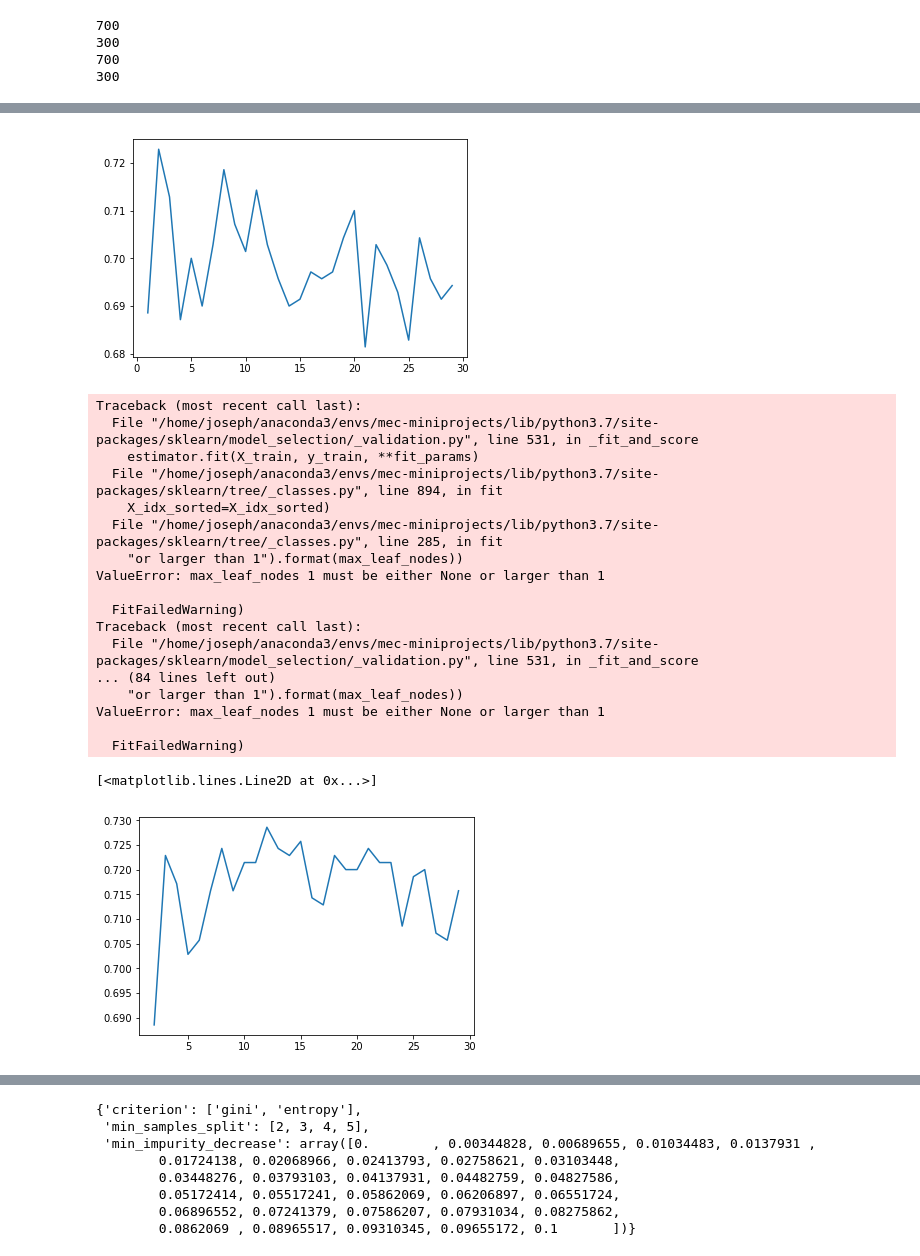
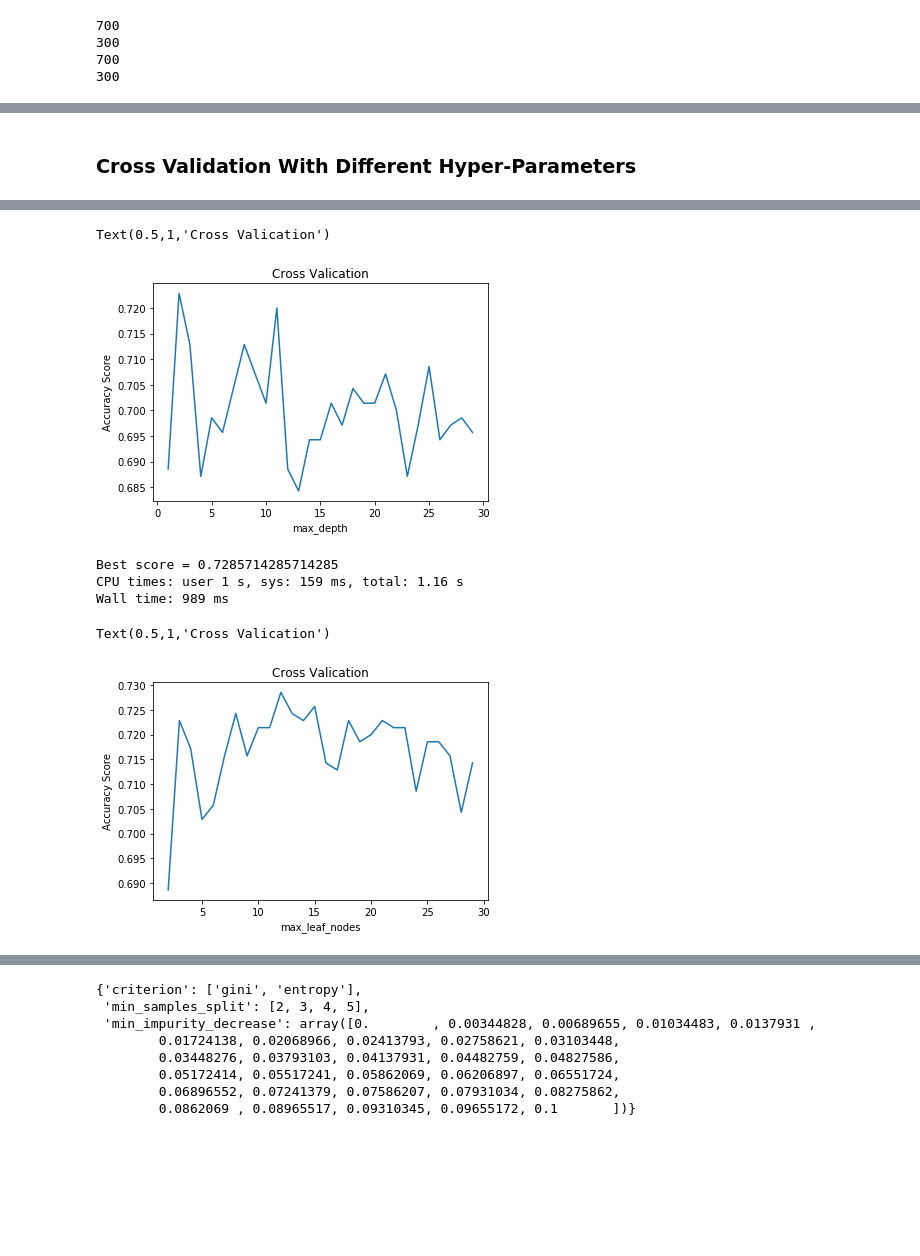
Before and after one commit to zzc01/mec-mini-projects, a Jupyter notebook: mec-13.5.1-tree-based-algorithms-mini-project/Mini_Project_Tree-Based_Algorithms.ipynb, the cells around one changed output, grey strips where cells are left out. Drawn from its saved outputs; the diff is of its cells as text; code cells hidden in the pictures; blank space fills up the shorter version.

```diff
--- a/mec-13.5.1-tree-based-algorithms-mini-project/Mini_Project_Tree-Based_Algorithms.ipynb
+++ b/mec-13.5.1-tree-based-algorithms-mini-project/Mini_Project_Tree-Based_Algorithms.ipynb
@@ -203,12 +233,18 @@ weighted avg       0.65      0.66      0.65       300
  Text(1040.83,91.1833,'gini = 0.133\nsamples = 14\nvalue = [1, 13]'),
  Text(1095.61,91.1833,'gini = 0.5\nsamples = 10\nvalue = [5, 5]')]
 [figure]
+# %% [markdown]
+### Cross Validation With Different Hyper-Parameters
 # %%
-max_depth_array = range(1, 30, 1)
+%%time
+parameter_array = range(1, 30, 1)
 score_array = []
-for md in max_depth_array:
-    clf_dt = DecisionTreeClassifier(max_depth=md)
-    score_array.append(np.average(cross_val_score(clf_dt, X_train, y_train, cv=10)))
-
-plt.plot(max_depth_array, score_array)
+for param in parameter_array:
+    clf = DecisionTreeClassifier(max_depth = param)
+    score_array.append(np.average(cross_val_score(clf, X_train, y_train, cv=10)))
+print(f'Best score = {max(score_array)}')
+plt.plot(parameter_array, score_array)
+plt.xlabel('max_depth')
+plt.ylabel('Accuracy Score')
+plt.title('Cross Valication')
 # %% [output]
@@ -216,30 +254,21 @@ plt.plot(max_depth_array, score_array)
+Text(0.5,1,'Cross Valication')
-[figure, old version]
+[figure, new version]
 # %%
-max_leaf_nodes_array = range(1, 30, 1)
+%%time
+parameter_array = range(2, 30, 1)
 score_array = []
-for md in max_leaf_nodes_array:
-    clf_dt = DecisionTreeClassifier(max_leaf_nodes=md)
-    score_array.append(np.average(cross_val_score(clf_dt, X_train, y_train, cv=10)))
-
-plt.plot(max_leaf_nodes_array, score_array)
+for param in parameter_array:
+    clf = DecisionTreeClassifier(max_leaf_nodes = param)
+    score_array.append(np.average(cross_val_score(clf, X_train, y_train, cv=10)))
+print(f'Best score = {max(score_array)}')
+plt.plot(parameter_array, score_array)
+plt.xlabel('max_leaf_nodes')
+plt.ylabel('Accuracy Score')
+plt.title('Cross Valication')
 # %% [output]
-Traceback (most recent call last):
-  File "/home/joseph/anaconda3/envs/mec-miniprojects/lib/python3.7/site-packages/sklearn/model_selection/_validation.py", line 531, in _fit_and_score
-    estimator.fit(X_train, y_train, **fit_params)
-  File "/home/joseph/anaconda3/envs/mec-miniprojects/lib/python3.7/site-packages/sklearn/tree/_classes.py", line 894, in fit
-    X_idx_sorted=X_idx_sorted)
-  File "/home/joseph/anaconda3/envs/mec-miniprojects/lib/python3.7/site-packages/sklearn/tree/_classes.py", line 285, in fit
-    "or larger than 1").format(max_leaf_nodes))
-ValueError: max_leaf_nodes 1 must be either None or larger than 1
-
-  FitFailedWarning)
-Traceback (most recent call last):
-  File "/home/joseph/anaconda3/envs/mec-miniprojects/lib/python3.7/site-packages/sklearn/model_selection/_validation.py", line 531, in _fit_and_score
-... (84 lines left out)
-    "or larger than 1").format(max_leaf_nodes))
-ValueError: max_leaf_nodes 1 must be either None or larger than 1
-
-  FitFailedWarning)
+Best score = 0.7285714285714285
+CPU times: user 1 s, sys: 159 ms, total: 1.16 s
+Wall time: 989 ms
-[<matplotlib.lines.Line2D at 0x...>]
+Text(0.5,1,'Cross Valication')
-[figure, old version]
+[figure, new version]
 # %%
```
Also changed, not shown: parts of 70 cells of this notebook, 1 other file.
